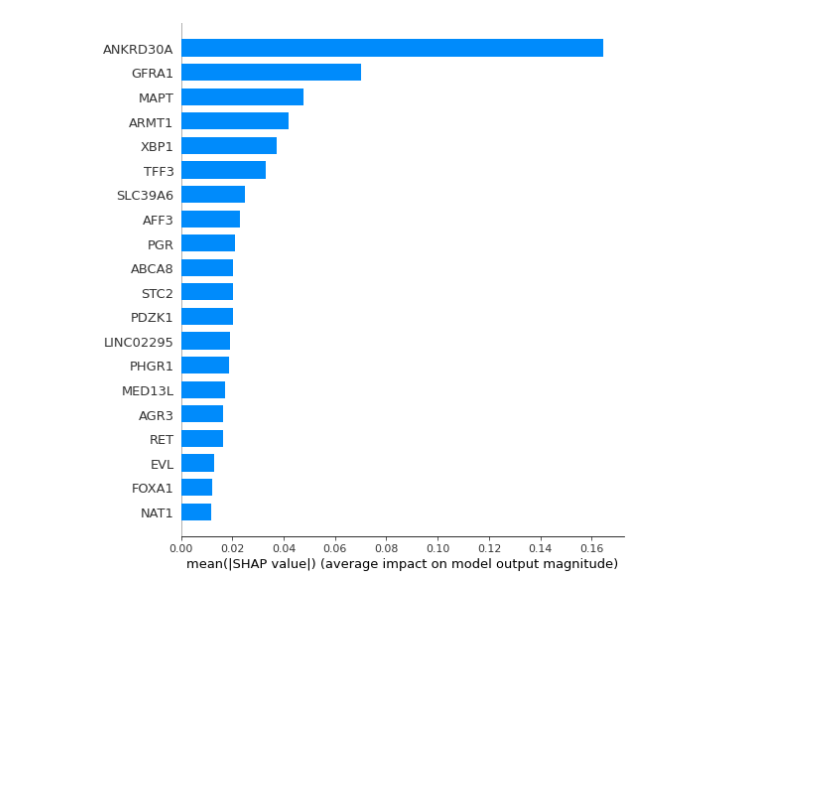
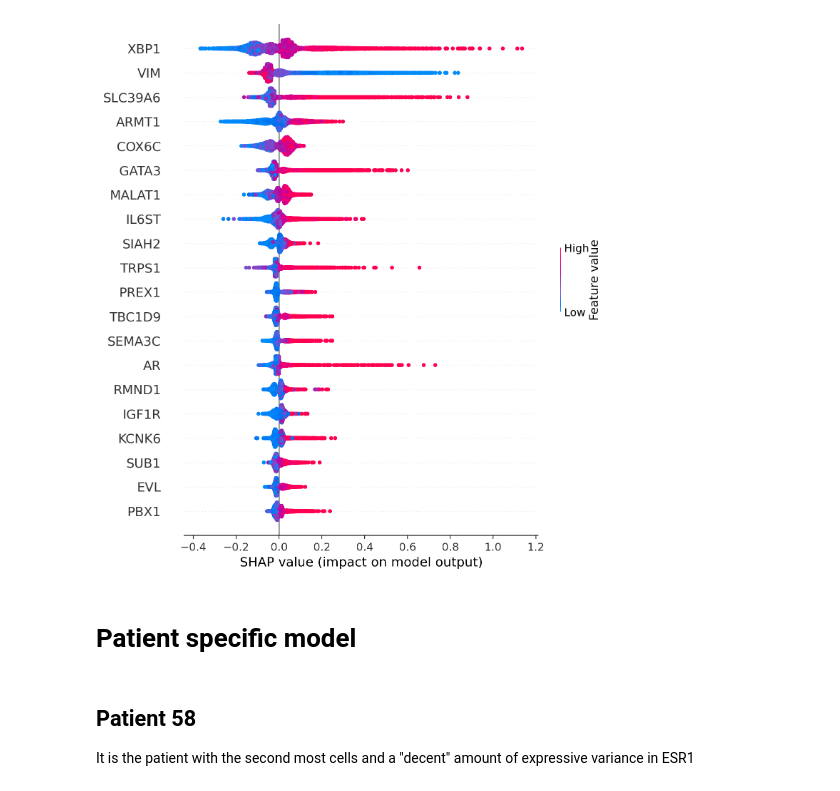
Before and after one commit to sevsorita/single_cell, a Jupyter notebook: notebooks/shap_gpu.ipynb, the cells around one changed output. Cells and saved outputs as stored; diff of their text form; code cells hidden in the pictures; blank space fills up the shorter version.

```diff
--- a/notebooks/shap_gpu.ipynb
+++ b/notebooks/shap_gpu.ipynb
@@ -77,0 +314,6 @@ X_train.shape
+# %%
+pn = pd.get_dummies(dfb.patient_number, prefix='p')
+# %%
+metadata = dfb[["patient_number", "trial"]]
+# %%
+X = pd.merge(dfb, pn, left_index=True, right_index=True).drop(["patient_number", "trial", "ESR1"], axis=1)
@@ -78 +343,5 @@ X_train.shape
+# %%
+sss = StratifiedShuffleSplit(n_splits=1, test_size=0.2, random_state=10)
+for train, validation in sss.split(metadata.patient_number, metadata.patient_number):
+    break
 # %%
@@ -138,5 +471,11 @@ Wall time: 1.91 s
 # %%
 # Show a summary of feature importance
-shap.summary_plot(shap_values, X_test, plot_type="bar", feature_names=X_test.columns.to_list())
+plt.figure(dpi=200)
+shap.summary_plot(shap_values, X.iloc[validation], feature_names=X.iloc[validation].columns.to_list())
 # %% [output]
-[figure, old version]
+[figure, new version]
+# %% [markdown]
+# Patient specific model
+# %% [markdown]
+## Patient 58
+It is the patient with the second most cells and a "decent" amount of expressive variance in ESR1
```
Also changed, not shown: parts of 101 cells of this notebook, 2 other files.
